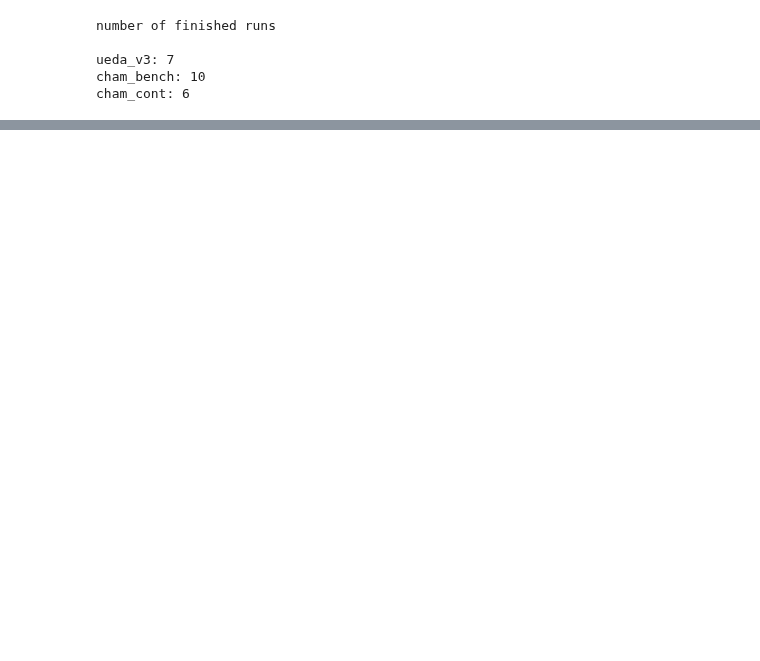
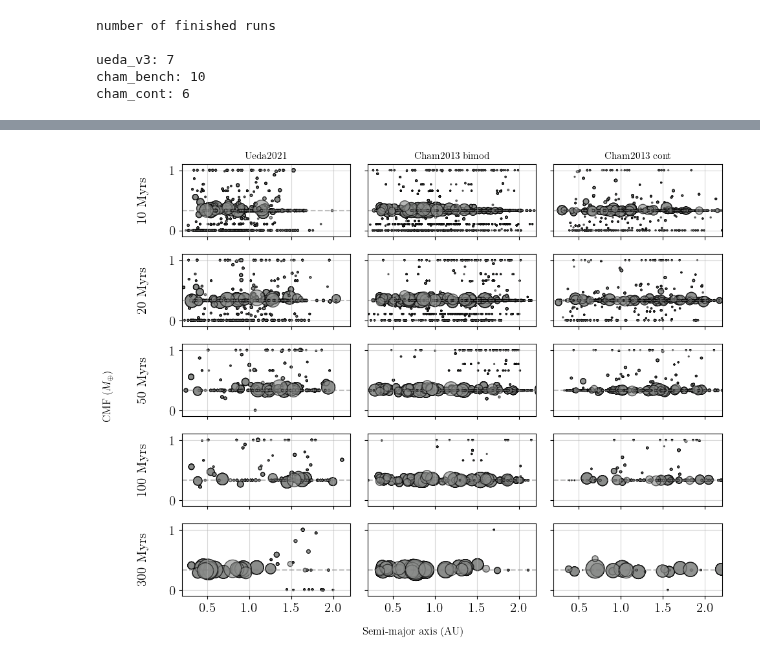
Before and after one commit to haniyehtajer/planet_cookbook, a Jupyter notebook: examples/growing_snapshots/growing_planets_uniform.ipynb, the cells around one changed output, grey strips where cells are left out. Drawn from its saved outputs; the diff is of its cells as text; code cells hidden in the pictures; blank space fills up the shorter version.

```diff
--- a/examples/growing_snapshots/growing_planets_uniform.ipynb
+++ b/examples/growing_snapshots/growing_planets_uniform.ipynb
@@ -266,0 +285,61 @@ plt.show()
+# %%
+fig, axes = plt.subplots(5, 3, figsize=(10, 8), sharey=True, sharex=True)
+
+datasets = []
+
+times_to_plot = [10e6, 20e6, 50e6, 100e6, 299.9e6]
+times_labels = [10e6, 20e6, 50e6, 100e6, 300e6]
+
+for t in times_to_plot:
+    label_time = int(t / 1e6)  # for display purposes
+    datasets.append((f"Ueda2021, {label_time} Myrs", ueda_v3_pdframe[ueda_v3_pdframe['time'] == t], colors[3]))
+    datasets.append((f"Cham2013 bimod, {label_time} Myrs", cham_bench_pdframe[cham_bench_pdframe['time'] == t], colors[3]))
+    datasets.append((f"Cham2013 cont, {label_time} Myrs", cham_cont_pdframe[cham_cont_pdframe['time'] == t], colors[3]))
+
+
+dot_scale = 400
+
+
+row_labels = [f"{int(t/1e6)} Myrs" for t in times_labels]
+col_labels = ["Ueda2021", "Cham2013 bimod", "Cham2013 cont"]
+
+
+for i, (label, df, color) in enumerate(datasets):
+    ax = axes.flat[i]
+    ax.grid(True, alpha=0.5)
+    ax.plot([0.2, 2.2], [0.33, 0.33], linestyle='dashed', color='grey', alpha=0.5)
+
+    ax.scatter(df['semi'], df['cmf'], alpha=0.6, color=color,
+               edgecolors='black', linewidths=1,
+               s=df['mass'] * sol_to_earth * dot_scale)
+
+    ax.set_xlim(0.2, 2.2)
+    ax.set_ylim(-0.1, 1.1)
+
+    row = i // 3
+    col = i % 3
+
+    # Add column titles only in the first row
+    if row == 0:
+        ax.set_title(col_labels[col], fontsize=11)
+
+    # Add row labels only in the first column
+    if col == 0:
+        ax.annotate(row_labels[row], xy=(0, 0.5), xytext=(-ax.yaxis.labelpad - 15, 0),
+                    xycoords=ax.yaxis.label, textcoords='offset points',
+                    size='medium', ha='right', va='center', rotation=90)
+
+
+
+# Shared axis labels
+fig.text(0.5, 0.04, 'Semi-major axis (AU)', ha='center', fontsize=12)
+fig.text(0.02, 0.5, r'CMF ($M_\oplus$)', va='center', rotation='vertical', fontsize=12)
+
+#fig.suptitle('Uniform CMF distributions (0.33)')
+plt.tight_layout(rect=[0.05, 0.05, 1, 1])
+
+#plt.savefig("paper_plots/snapshots.pdf", dpi=300)  # or .png
+
+plt.show()
+# %% [output]
+[figure, added]
```
Also changed, not shown: parts of 4 cells of this notebook, 48 other files.
